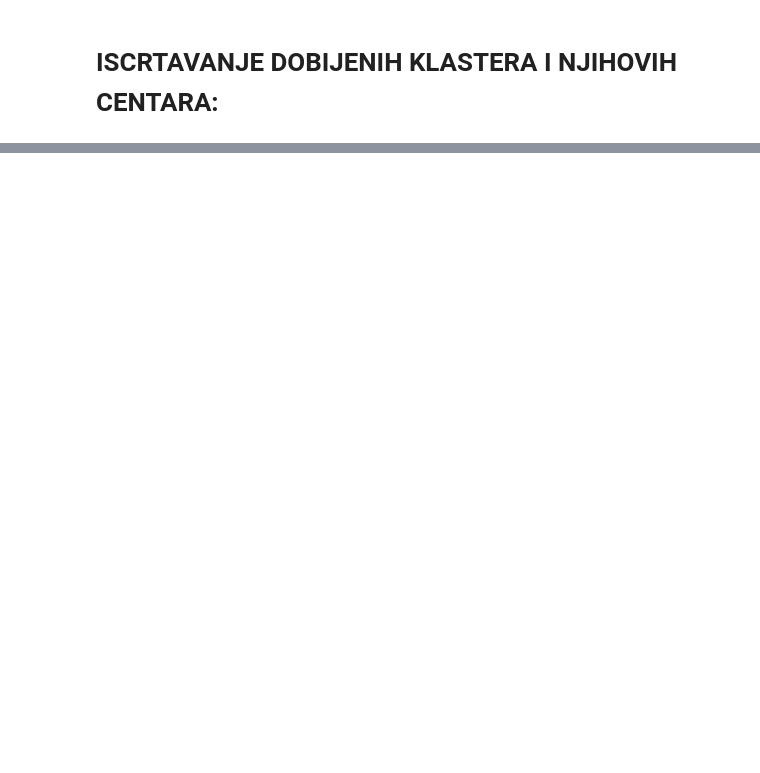
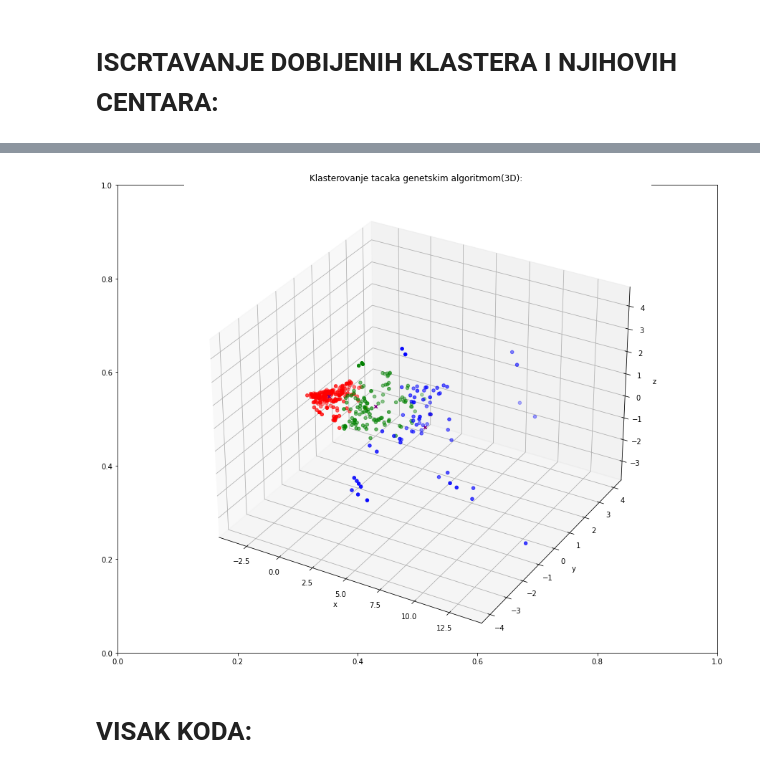
Before and after one commit to erminskrijelj/RI_projekat, a Jupyter notebook: riprojekat.ipynb, the cells around one changed output, grey strips where cells are left out. Saved outputs shown, nothing was run; the diff lists cells and outputs as text; code cells hidden in the pictures; blank space fills up the shorter version.

```diff
--- a/riprojekat.ipynb
+++ b/riprojekat.ipynb
@@ -481,0 +836,28 @@ import matplotlib.pyplot as plt
+# %%
+X_pca['label'] = labels
+# %%
+fig,ax=plt.subplots(figsize=(15,12))
+ax=fig.add_subplot(111,projection='3d')
+ax.set_title("Klasterovanje tacaka genetskim algoritmom(3D): ")
+ax.set_xlabel("x")
+ax.set_ylabel("y")
+ax.set_zlabel("z")
+
+#ax = fig.add_subplot(1, 3, 1, projection='3d')
+for label in range(num_clusters):
+    cluster = X_pca[X_pca['label'] == label]
+    ax.scatter(cluster['pca_0'],cluster['pca_1'],cluster['pca_2'],c=colors[label])
+
+#ax = fig.add_subplot(1, 3, 2, projection='3d')
+for i in range(l-1,(l-num_clusters-1),-1):
+    ax.scatter( (X_pca.iloc[i,0]),(X_pca.iloc[i,1]),(X_pca.iloc[i,2]),c='orange',marker='x',depthshade=False)
+
+#ax = fig.add_subplot(1, 3, 3, projection='3d')
+centroids = pd.DataFrame(model.cluster_centers_, columns=['pca_0','pca_1','pca_2'])
+ax.scatter(centroids['pca_0'], centroids['pca_1'],centroids['pca_2'], c='purple',marker='x',depthshade=False)
+
+plt.show()
+# %% [output]
+[figure, added]
+# %% [markdown]
+# VISAK KODA:
```
Also changed, not shown: parts of 76 cells of this notebook.
